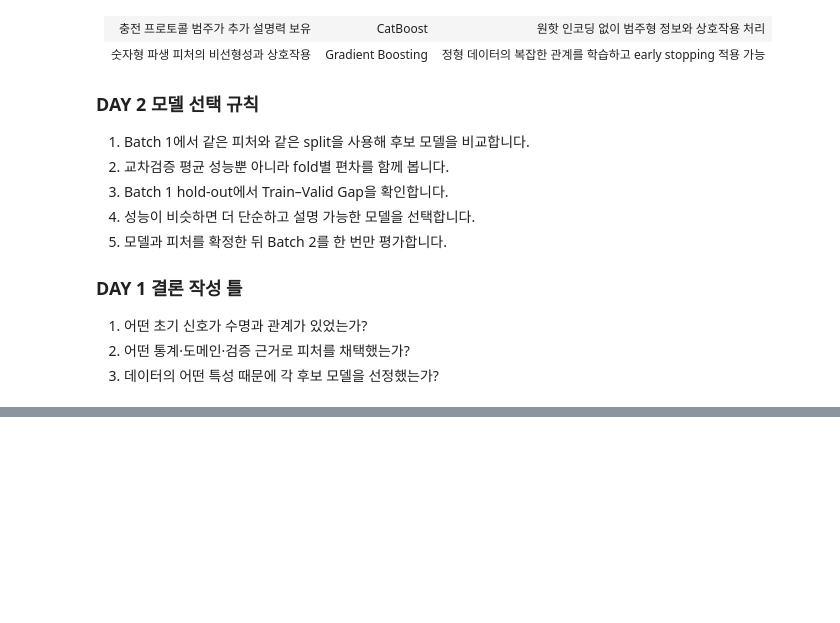
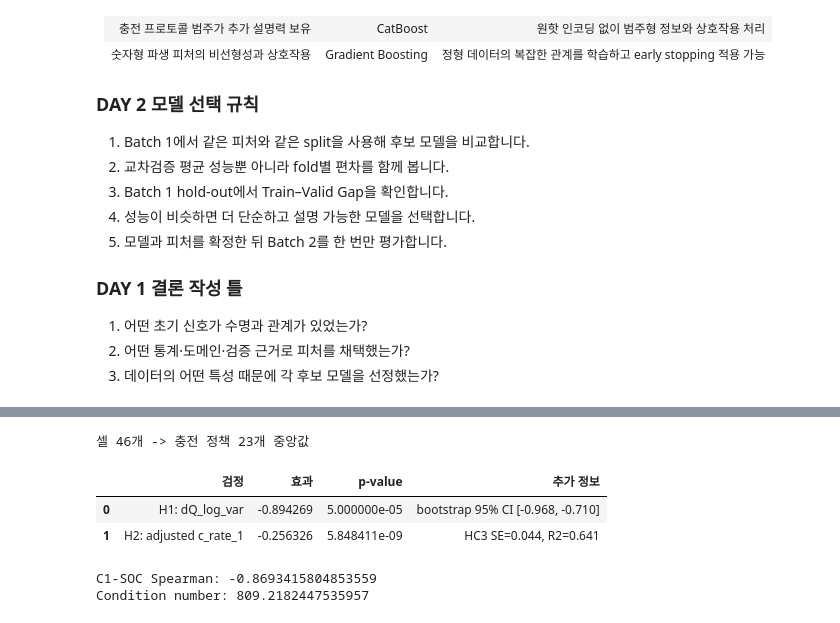
Before and after one commit to BigMacHun-del/mini_project, a Jupyter notebook: notebooks/01_day1_eda_model_strategy.executed.ipynb, the cells around one changed output, grey strips where cells are left out. Saved outputs shown, nothing was run; the diff lists cells and outputs as text; code cells hidden in the pictures; blank space fills up the shorter version.

Commit message:
feat: add policy-level hypothesis tests

```diff
--- a/notebooks/01_day1_eda_model_strategy.executed.ipynb
+++ b/notebooks/01_day1_eda_model_strategy.executed.ipynb
@@ -596,0 +608,64 @@ selection.to_csv(PROJECT_ROOT / 'results' / 'feature_selection.csv', index=False
+# %%
+import numpy as np
+import pandas as pd
+from scipy import stats
+import statsmodels.api as sm
+
+policy_cols = [
+    'charging_policy', 'cycle_life', 'dQ_log_var',
+    'c_rate_1', 'c_rate_2', 'switch_soc'
+]
+policy_medians = (
+    df[policy_cols]
+    .dropna()
+    .groupby('charging_policy', as_index=False)
+    .median(numeric_only=True)
+)
+
+# H1: 정책 단위 dQ_log_var와 수명의 관계
+x = policy_medians['dQ_log_var'].to_numpy()
+y_policy = policy_medians['cycle_life'].to_numpy()
+rho_h1, p_asymptotic = stats.spearmanr(x, y_policy)
+
+rng = np.random.default_rng(42)
+n_perm = 19_999
+permuted_abs_rho = np.empty(n_perm)
+for i in range(n_perm):
+    permuted_abs_rho[i] = abs(stats.spearmanr(x, rng.permutation(y_policy)).statistic)
+p_permutation = (1 + np.sum(permuted_abs_rho >= abs(rho_h1))) / (n_perm + 1)
+
+n_boot = 5_000
+boot_rho = np.empty(n_boot)
+for i in range(n_boot):
+    idx = rng.integers(0, len(policy_medians), len(policy_medians))
+    boot_rho[i] = stats.spearmanr(x[idx], y_policy[idx]).statistic
+ci_low, ci_high = np.nanpercentile(boot_rho, [2.5, 97.5])
+
+# H2: C2와 전환 SOC를 조정한 C1 계수
+X_h2 = sm.add_constant(policy_medians[['c_rate_1', 'c_rate_2', 'switch_soc']])
+y_h2 = np.log(policy_medians['cycle_life'])
+h2_model = sm.OLS(y_h2, X_h2).fit(cov_type='HC3')
+
+results = pd.DataFrame({
+    '검정': ['H1: dQ_log_var', 'H2: adjusted c_rate_1'],
+    '효과': [rho_h1, h2_model.params['c_rate_1']],
+    'p-value': [p_permutation, h2_model.pvalues['c_rate_1']],
+    '추가 정보': [
+        f'bootstrap 95% CI [{ci_low:.3f}, {ci_high:.3f}]',
+        f'HC3 SE={h2_model.bse["c_rate_1"]:.3f}, R2={h2_model.rsquared:.3f}'
+    ]
+})
+
+print(f'셀 {len(df)}개 -> 충전 정책 {len(policy_medians)}개 중앙값')
+display(results)
+print('C1-SOC Spearman:', stats.spearmanr(
+    policy_medians['c_rate_1'], policy_medians['switch_soc']
+).statistic)
+print('Condition number:', h2_model.condition_number)
+# %% [output]
+셀 46개 -> 충전 정책 23개 중앙값
+|  | 검정 | 효과 | p-value | 추가 정보 |
+| 0 | H1: dQ_log_var | -0.894269 | 5.000000e-05 | bootstrap 95% CI [-0.968, -0.710] |
+| 1 | H2: adjusted c_rate_1 | -0.256326 | 5.848411e-09 | HC3 SE=0.044, R2=0.641 |
+C1-SOC Spearman: -0.8693415804853559
+Condition number: 809.2182447535957
```
Also changed, not shown: parts of 2 cells of this notebook, 2 other files.
